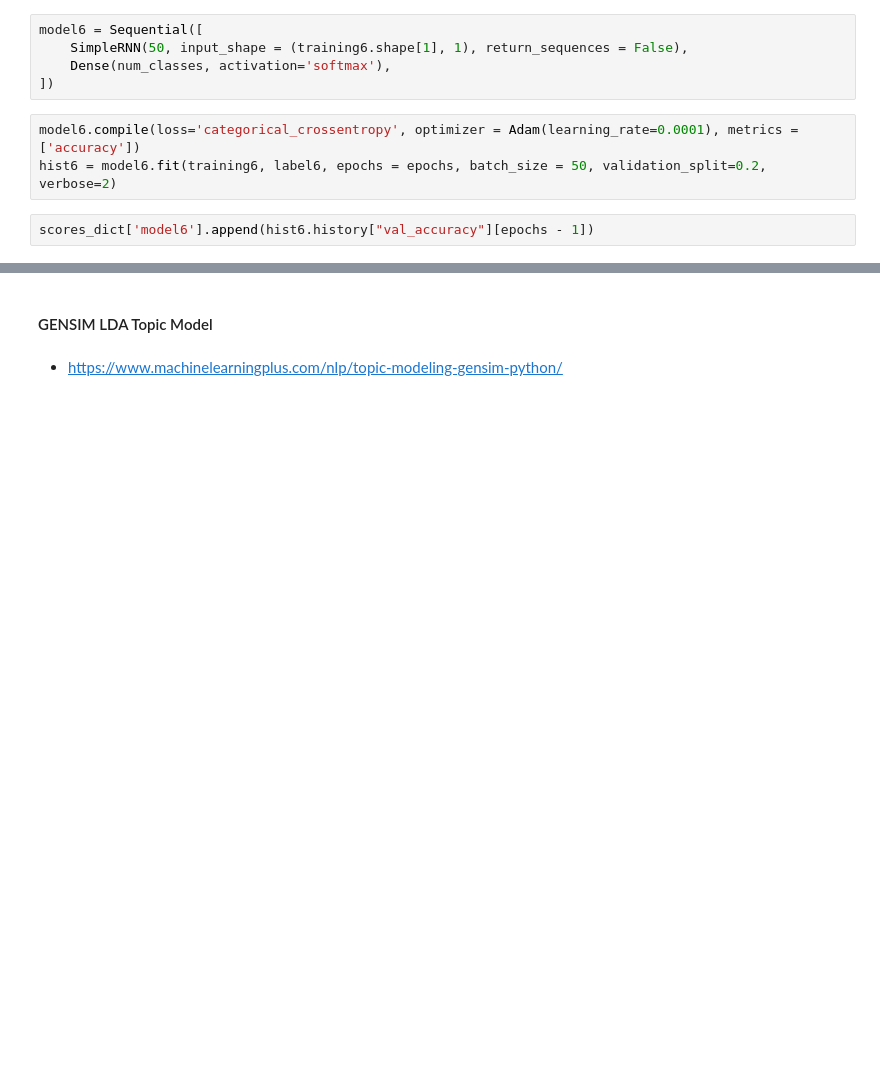
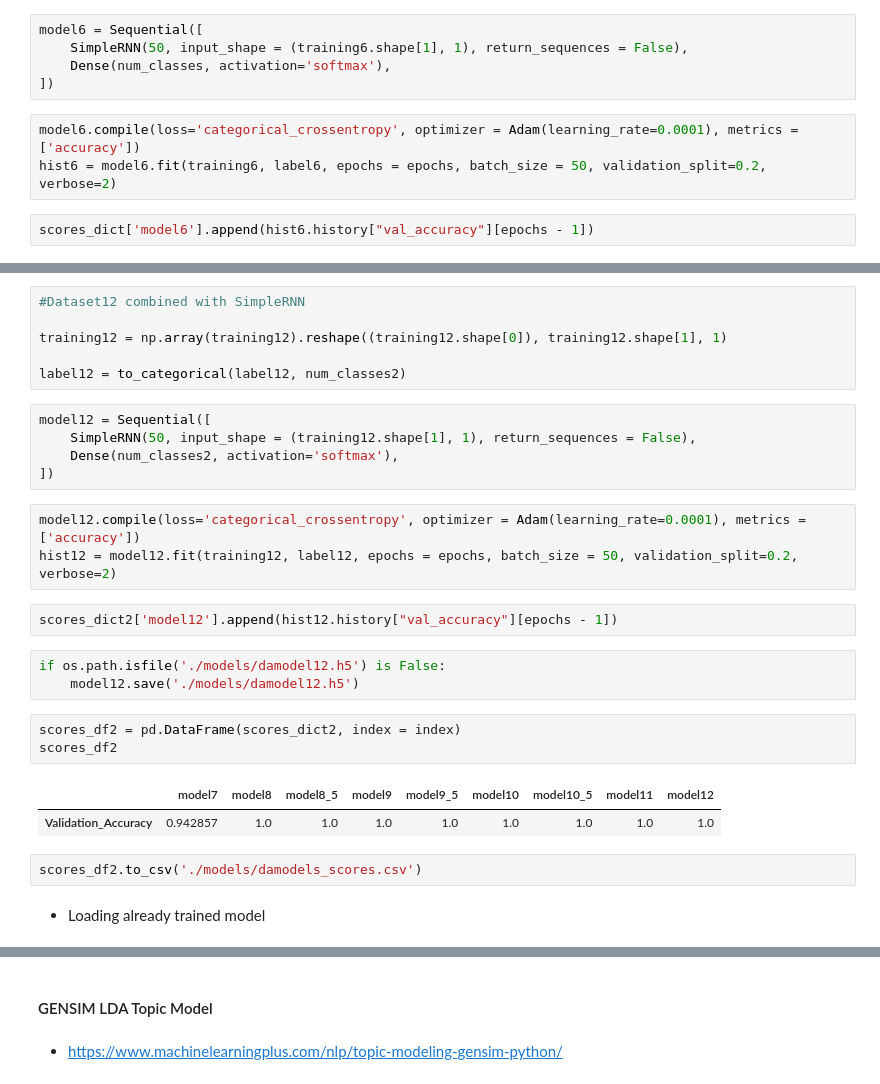
Before and after one commit to dub-em/Election-Campaign-Application-Phase2, a Jupyter notebook: support_file.ipynb, the cells around one changed output, grey strips where cells are left out. Cells and saved outputs as stored; diff of their text form; blank space fills up the shorter version.

Commit message:
Added more code block to the support_file.ipynb, trained and saved the Machine Learning Models and their respective scores.

```diff
--- a/support_file.ipynb
+++ b/support_file.ipynb
@@ -666,0 +949,29 @@ scores_df
+# %%
+#Dataset12 combined with SimpleRNN
+
+training12 = np.array(training12).reshape((training12.shape[0]), training12.shape[1], 1)
+
+label12 = to_categorical(label12, num_classes2)
+# %%
+model12 = Sequential([
+    SimpleRNN(50, input_shape = (training12.shape[1], 1), return_sequences = False),
+    Dense(num_classes2, activation='softmax'),
+])
+# %%
+model12.compile(loss='categorical_crossentropy', optimizer = Adam(learning_rate=0.0001), metrics = ['accuracy'])
+hist12 = model12.fit(training12, label12, epochs = epochs, batch_size = 50, validation_split=0.2, verbose=2)
+# %%
+scores_dict2['model12'].append(hist12.history["val_accuracy"][epochs - 1])
+# %%
+if os.path.isfile('./models/damodel12.h5') is False:
+    model12.save('./models/damodel12.h5')
+# %%
+scores_df2 = pd.DataFrame(scores_dict2, index = index)
+scores_df2
+# %% [output]
+|  | model7 | model8 | model8_5 | model9 | model9_5 | model10 | model10_5 | model11 | model12 |
+| Validation_Accuracy | 0.942857 | 1.0 | 1.0 | 1.0 | 1.0 | 1.0 | 1.0 | 1.0 | 1.0 |
+# %%
+scores_df2.to_csv('./models/damodels_scores.csv')
+# %% [markdown]
+- Loading already trained model
```
Also changed, not shown: parts of 94 cells of this notebook, 20 other files.
